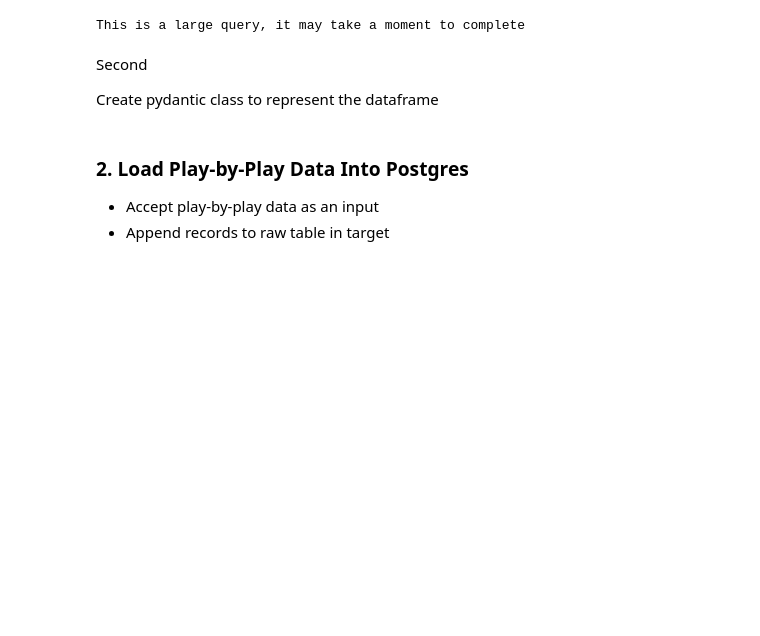
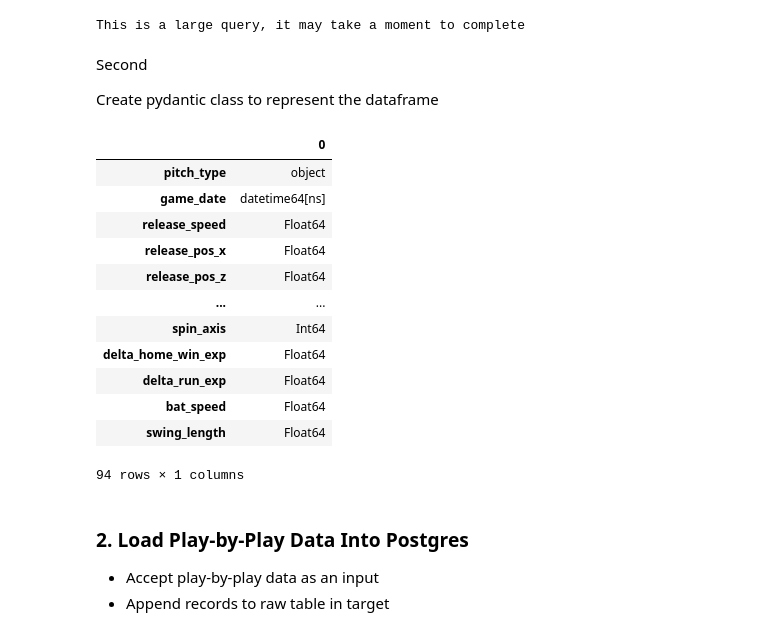
Before and after one commit to eclaflin/curves, a Jupyter notebook: notebooks/elt_project_nb.ipynb, the cells around one changed output. Saved outputs shown, nothing was run; the diff lists cells and outputs as text; code cells hidden in the pictures; blank space fills up the shorter version.

```diff
--- a/notebooks/elt_project_nb.ipynb
+++ b/notebooks/elt_project_nb.ipynb
@@ -98,3 +98,21 @@ This is a large query, it may take a moment to complete
 Second
 
 Create pydantic class to represent the dataframe
+# %%
+types = pd.DataFrame(data.dtypes )
+
+types
+# %% [output]
+|  | 0 |
+| pitch_type | object |
+| game_date | datetime64[ns] |
+| release_speed | Float64 |
+| release_pos_x | Float64 |
+| release_pos_z | Float64 |
+| ... | ... |
+| spin_axis | Int64 |
+| delta_home_win_exp | Float64 |
+| delta_run_exp | Float64 |
+| bat_speed | Float64 |
+| swing_length | Float64 |
+94 rows × 1 columns
```
Also changed, not shown: parts of 7 cells of this notebook.
